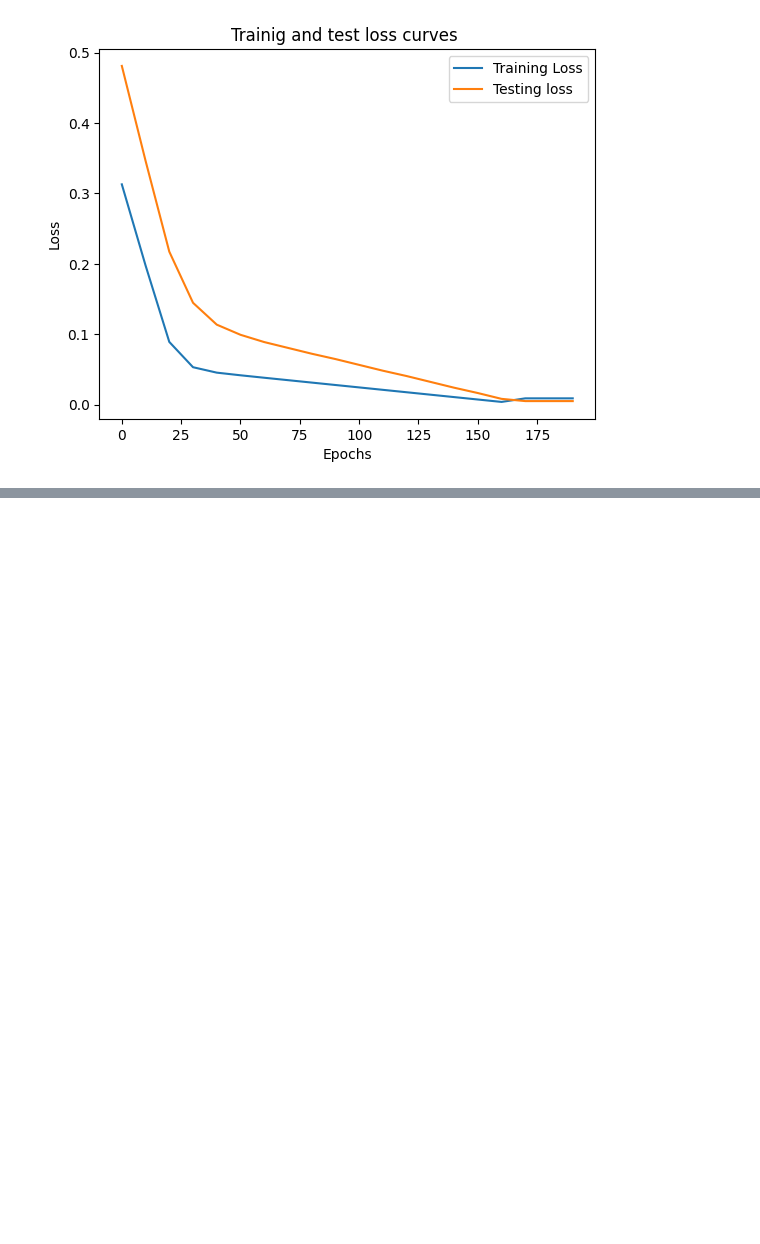
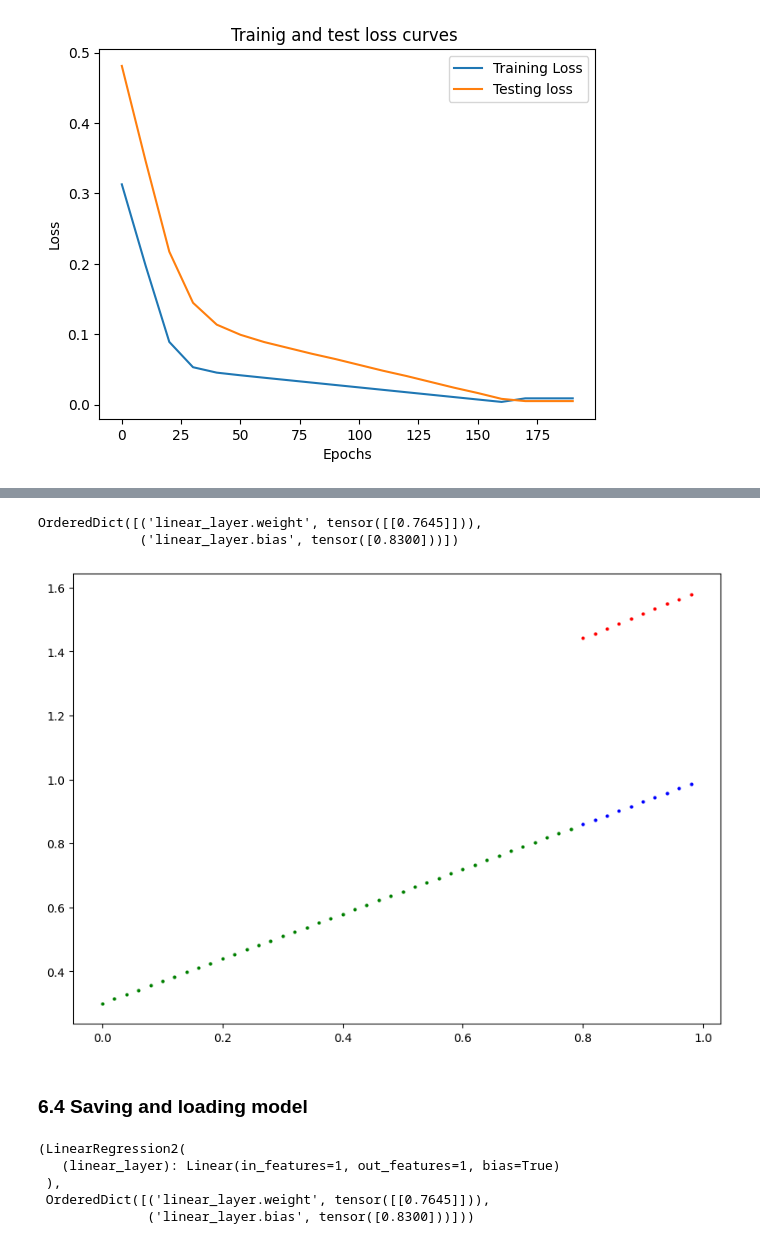
Before and after one commit to sardarabdulsammad/DeepLearning, a Jupyter notebook: 01_pytorch_workflow.ipynb, the cells around one changed output, grey strips where cells are left out. Saved outputs shown, nothing was run; the diff lists cells and outputs as text; code cells hidden in the pictures; blank space fills up the shorter version.

```diff
--- a/01_pytorch_workflow.ipynb
+++ b/01_pytorch_workflow.ipynb
@@ -359,0 +537,7 @@ plt.legend();
+# %%
+#Set the model to use the target device
+model_1.to(device)
+X_train = X_train.to(device)
+X_test = X_test.to(device)
+Y_train = Y_train.to(device)
+Y_test = Y_test.to(device)
@@ -359,0 +553,26 @@ plt.legend();
+# %%
+loss_fn = nn.L1Loss()
+optimizer = torch.optim.SGD(params = model_1.parameters(), lr = 0.01)
+# %%
+torch.manual_seed(42)
+epochs = 200
+for epoch in range(0,epochs):
+  model_1.train()
+  #1. Forward pass
+  Y_pred = model_1(X_train)
+  #2. Calculate the loss
+  loss = loss_fn(Y_pred,Y_train)
+  #3. Optimizer zero Grad
+  optimizer.zero_grad()
+  #4. Back Propagation
+  loss.backward()
+  #5. Optimizer step Gradient Descent
+  optimizer.step()
+
+  model_1.eval()
+  with torch.inference_mode():
+    test_pred = model_1(X_test)
+    test_loss =  loss_fn(test_pred,Y_test)
+
+  if epoch % 10 == 0:
+    print(f" epoch : {epochs} | Testing loss : {loss} | Testing Loss : {test_loss}")
@@ -359,0 +600,18 @@ plt.legend();
+# %%
+model_1.state_dict()
+# %% [output]
+OrderedDict([('linear_layer.weight', tensor([[0.7645]])),
+             ('linear_layer.bias', tensor([0.8300]))])
+# %%
+model_1.eval()
+with torch.inference_mode():
+  predictions  = model_1(X_test)
+# %%
+plot_predictions2(Predictions = predictions.cpu())
+
+
+#### WE DID SOME OVER FITTINGGGGGGGGGGGGGGGGGGGGGGGG !!!
+# %% [output]
+[figure, added]
+# %% [markdown]
+### 6.4 Saving and loading model
@@ -359,0 +628,12 @@ plt.legend();
+# %%
+model_loaded_1 = LinearRegression2()
+
+model_loaded_1.load_state_dict(torch.load(MODEL_SAVE_PATH))
+
+model_loaded_1.to(device), model_loaded_1.state_dict()
+# %% [output]
+(LinearRegression2(
+   (linear_layer): Linear(in_features=1, out_features=1, bias=True)
+ ),
+ OrderedDict([('linear_layer.weight', tensor([[0.7645]])),
+              ('linear_layer.bias', tensor([0.8300]))]))
```
Also changed, not shown: parts of 20 cells of this notebook.
